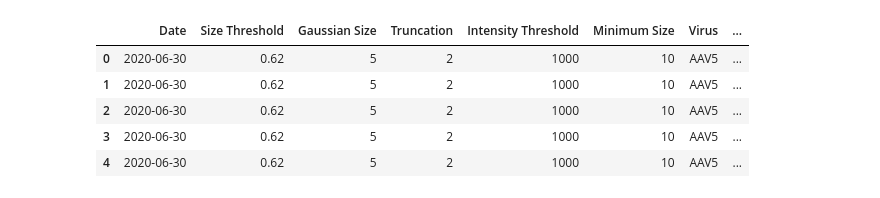
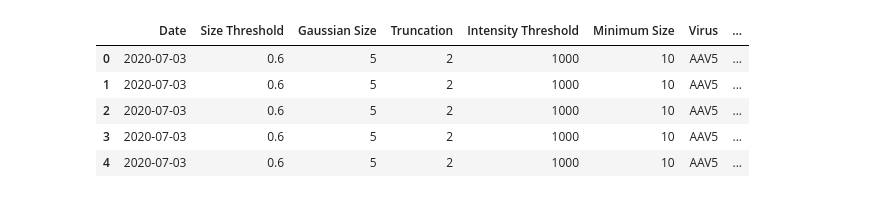
Before and after one commit to GradinaruLab/Image_Segmentation, a Jupyter notebook: plotting.ipynb, the cells around one changed output. Drawn from its saved outputs; the diff is of its cells as text; code cells hidden in the pictures.

```diff
--- a/plotting.ipynb
+++ b/plotting.ipynb
@@ -16,15 +16,15 @@ bokeh.io.output_notebook()
 Loading BokehJS ...
 [interactive output not drawn]
 # %%
-df = pd.read_csv('../Lung_Paper_Images/Quantification/Lung/20200630_Stitched_Lung_Cell_Counts.csv', comment='#')
+df = pd.read_csv('../Lung_Paper_Images/Quantification/Kidney/20200703_Stitched_Kidney_Cell_Counts.csv', comment='#')
 df.head()
 # %% [output]
 |  | Date | Size Threshold | Gaussian Size | Truncation | Intensity Threshold | Minimum Size | Virus | ... |
-| 0 | 2020-06-30 | 0.62 | 5 | 2 | 1000 | 10 | AAV5 | ... |
-| 1 | 2020-06-30 | 0.62 | 5 | 2 | 1000 | 10 | AAV5 | ... |
-| 2 | 2020-06-30 | 0.62 | 5 | 2 | 1000 | 10 | AAV5 | ... |
-| 3 | 2020-06-30 | 0.62 | 5 | 2 | 1000 | 10 | AAV5 | ... |
-| 4 | 2020-06-30 | 0.62 | 5 | 2 | 1000 | 10 | AAV5 | ... |
+| 0 | 2020-07-03 | 0.6 | 5 | 2 | 1000 | 10 | AAV5 | ... |
+| 1 | 2020-07-03 | 0.6 | 5 | 2 | 1000 | 10 | AAV5 | ... |
+| 2 | 2020-07-03 | 0.6 | 5 | 2 | 1000 | 10 | AAV5 | ... |
+| 3 | 2020-07-03 | 0.6 | 5 | 2 | 1000 | 10 | AAV5 | ... |
+| 4 | 2020-07-03 | 0.6 | 5 | 2 | 1000 | 10 | AAV5 | ... |
 # %%
 # Using Determine the transduction as a function of tissue area
 df['Cells Transduced per mm2'] = df['Count'] / df['Total Area'] * 1000000
```
Also changed, not shown: parts of 2 cells of this notebook.
